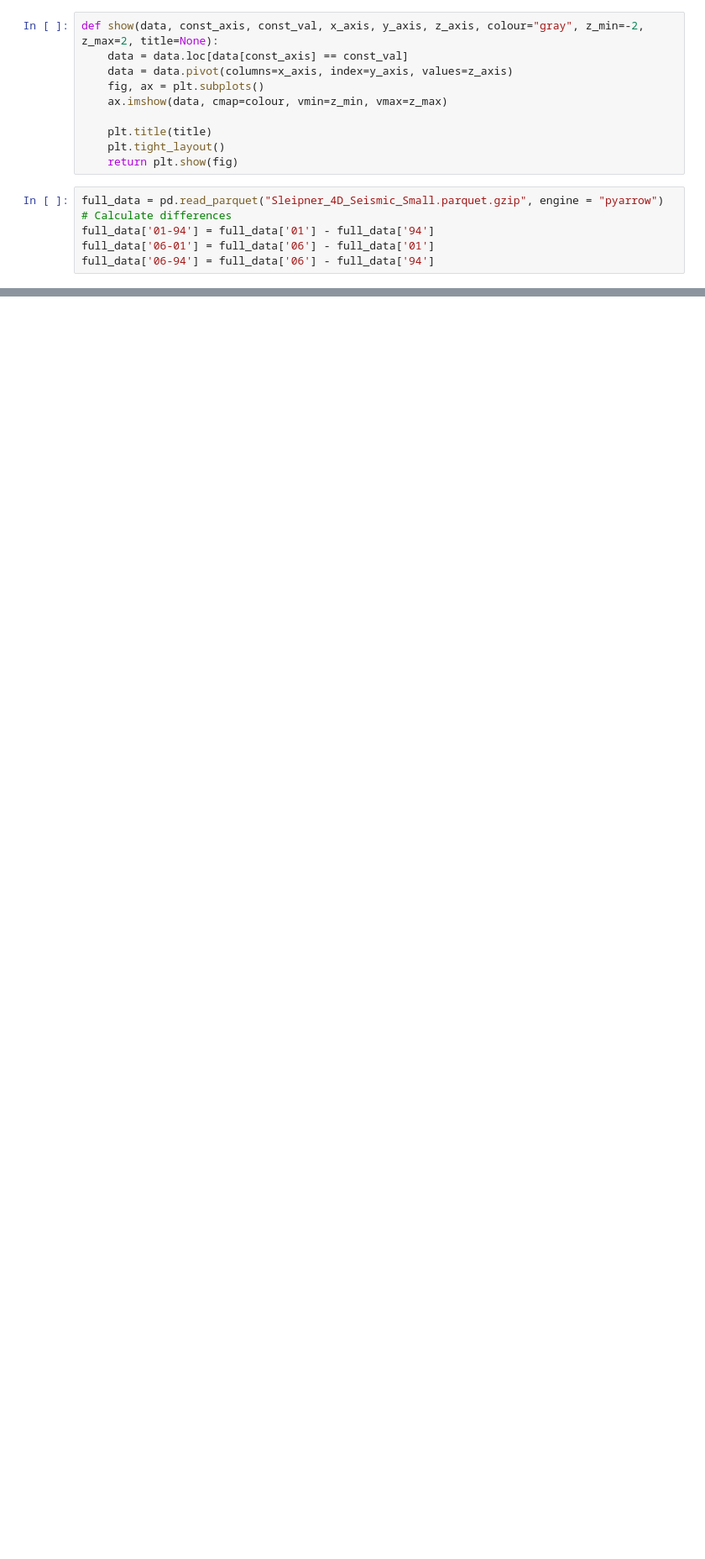
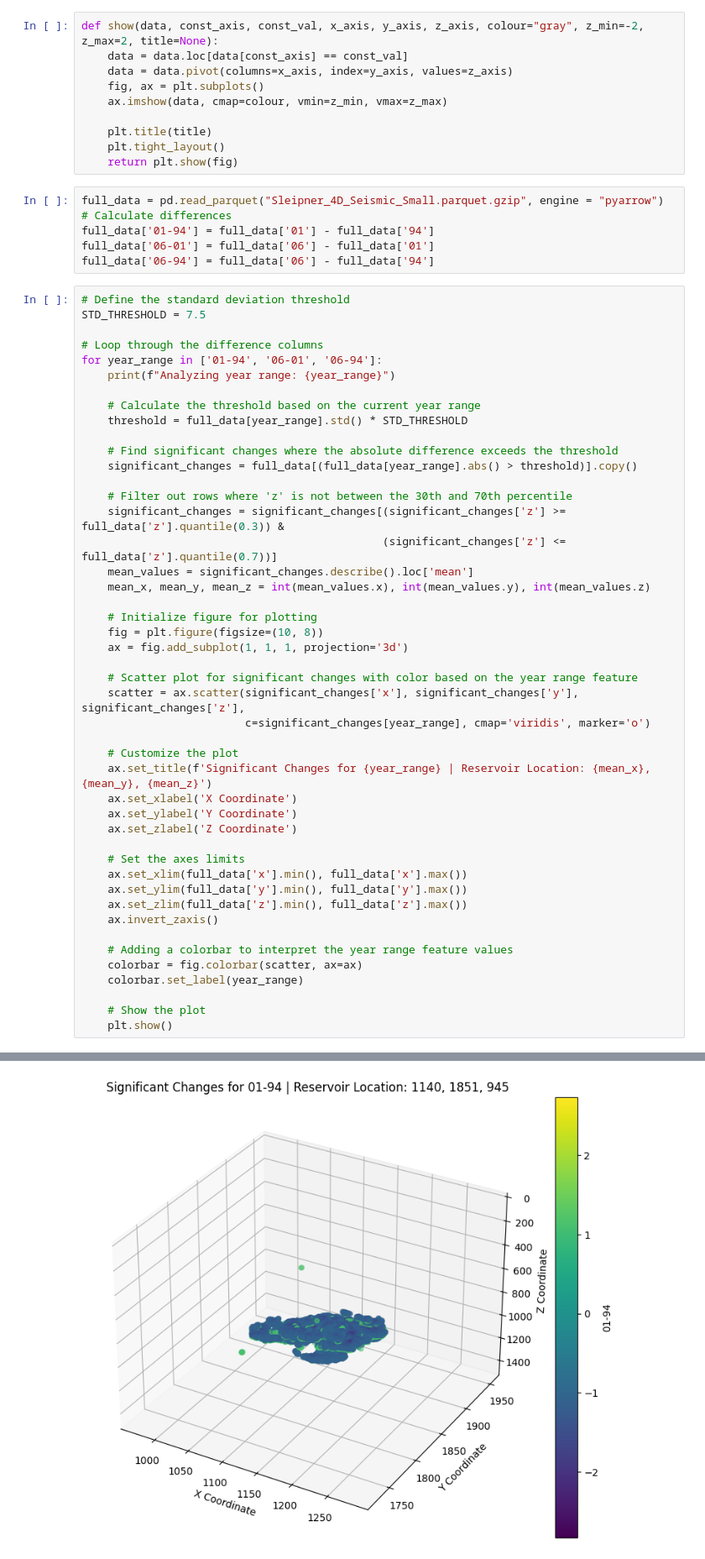
Before and after one commit to acse-ho823/HWH_CGG, a Jupyter notebook: clean copy.ipynb, the cells around one changed output, grey strips where cells are left out. Shown at 84% size. Saved outputs shown, nothing was run; the diff lists cells and outputs as text; blank space fills up the shorter version.

```diff
--- a/clean copy.ipynb
+++ b/clean copy.ipynb
@@ -26,3 +26,50 @@ full_data = pd.read_parquet("Sleipner_4D_Seismic_Small.parquet.gzip", engine = "
 full_data['01-94'] = full_data['01'] - full_data['94']
 full_data['06-01'] = full_data['06'] - full_data['01']
 full_data['06-94'] = full_data['06'] - full_data['94']
+# %%
+# Define the standard deviation threshold
+STD_THRESHOLD = 7.5
+
+# Loop through the difference columns
+for year_range in ['01-94', '06-01', '06-94']:
+    print(f"Analyzing year range: {year_range}")
+
+    # Calculate the threshold based on the current year range
+    threshold = full_data[year_range].std() * STD_THRESHOLD
+
+    # Find significant changes where the absolute difference exceeds the threshold
+    significant_changes = full_data[(full_data[year_range].abs() > threshold)].copy()
+
+    # Filter out rows where 'z' is not between the 30th and 70th percentile
+    significant_changes = significant_changes[(significant_changes['z'] >= full_data['z'].quantile(0.3)) &
+                                              (significant_changes['z'] <= full_data['z'].quantile(0.7))]
+    mean_values = significant_changes.describe().loc['mean']
+    mean_x, mean_y, mean_z = int(mean_values.x), int(mean_values.y), int(mean_values.z)
+
+    # Initialize figure for plotting
+    fig = plt.figure(figsize=(10, 8))
+    ax = fig.add_subplot(1, 1, 1, projection='3d')
+
+    # Scatter plot for significant changes with color based on the year range feature
+    scatter = ax.scatter(significant_changes['x'], significant_changes['y'], significant_changes['z'],
+                         c=significant_changes[year_range], cmap='viridis', marker='o')
+
+    # Customize the plot
+    ax.set_title(f'Significant Changes for {year_range} | Reservoir Location: {mean_x}, {mean_y}, {mean_z}')
+    ax.set_xlabel('X Coordinate')
+    ax.set_ylabel('Y Coordinate')
+    ax.set_zlabel('Z Coordinate')
+
+    # Set the axes limits
+    ax.set_xlim(full_data['x'].min(), full_data['x'].max())
+    ax.set_ylim(full_data['y'].min(), full_data['y'].max())
+    ax.set_zlim(full_data['z'].min(), full_data['z'].max())
+    ax.invert_zaxis()
+
+    # Adding a colorbar to interpret the year range feature values
+    colorbar = fig.colorbar(scatter, ax=ax)
+    colorbar.set_label(year_range)
+
+    # Show the plot
+    plt.show()
+# %% [output]
@@ -28,0 +77 @@ full_data['06-94'] = full_data['06'] - full_data['94']
+[figure, added]
```
Also changed, not shown: parts of 2 cells of this notebook.
